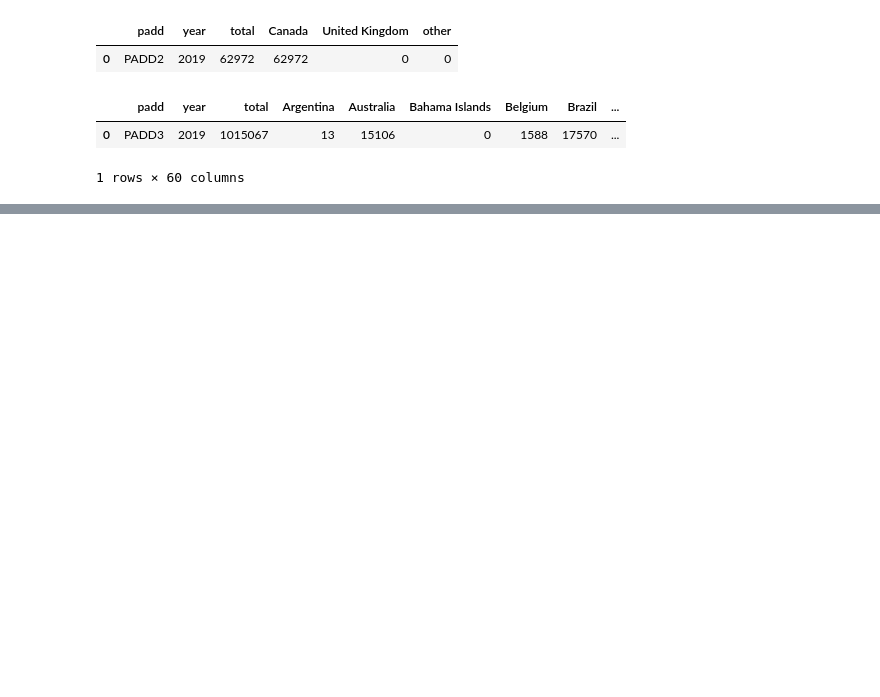
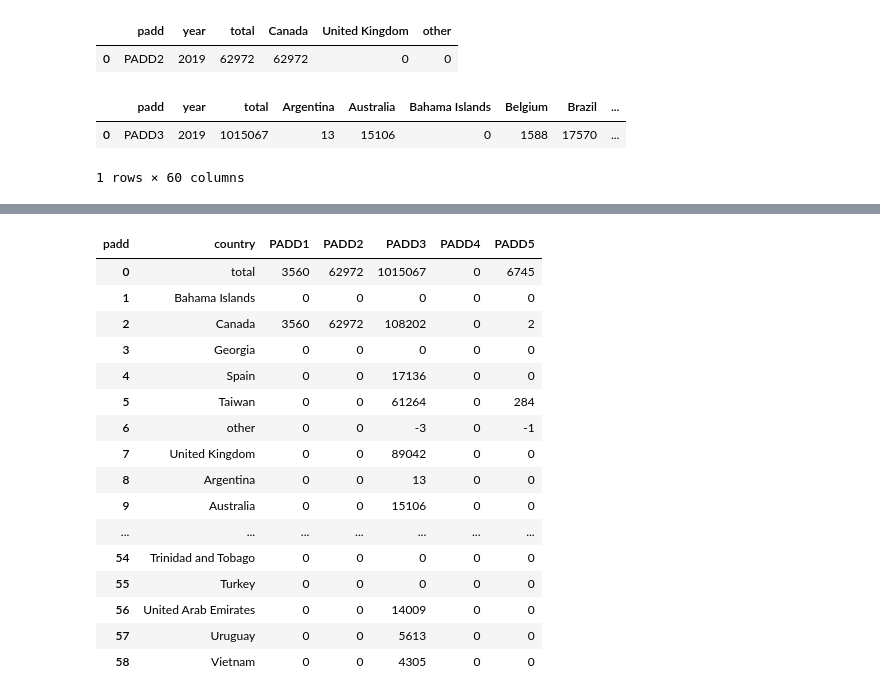
Before and after one commit to OlegRyzhkov2020/oil-project, a Jupyter notebook: export_import/US_expo_imp.ipynb, the cells around one changed output, grey strips where cells are left out. Cells and saved outputs as stored; diff of their text form; code cells hidden in the pictures; blank space fills up the shorter version.

```diff
--- a/export_import/US_expo_imp.ipynb
+++ b/export_import/US_expo_imp.ipynb
@@ -82,0 +90,3 @@ export_padd3_2019
+# %%
+export_merged = pd.merge(export_merged, export_padd3_2019, how="outer")
+export_merged
@@ -82,0 +137,21 @@ export_padd3_2019
+# %%
+export_2019.reset_index(inplace=True, drop=True)
+export_2019
+# %% [output]
+| padd | country | PADD1 | PADD2 | PADD3 | PADD4 | PADD5 |
+| 0 | total | 3560 | 62972 | 1015067 | 0 | 6745 |
+| 1 | Bahama Islands | 0 | 0 | 0 | 0 | 0 |
+| 2 | Canada | 3560 | 62972 | 108202 | 0 | 2 |
+| 3 | Georgia | 0 | 0 | 0 | 0 | 0 |
+| 4 | Spain | 0 | 0 | 17136 | 0 | 0 |
+| 5 | Taiwan | 0 | 0 | 61264 | 0 | 284 |
+| 6 | other | 0 | 0 | -3 | 0 | -1 |
+| 7 | United Kingdom | 0 | 0 | 89042 | 0 | 0 |
+| 8 | Argentina | 0 | 0 | 13 | 0 | 0 |
+| 9 | Australia | 0 | 0 | 15106 | 0 | 0 |
+| ... | ... | ... | ... | ... | ... | ... |
+| 54 | Trinidad and Tobago | 0 | 0 | 0 | 0 | 0 |
+| 55 | Turkey | 0 | 0 | 0 | 0 | 0 |
+| 56 | United Arab Emirates | 0 | 0 | 14009 | 0 | 0 |
+| 57 | Uruguay | 0 | 0 | 5613 | 0 | 0 |
+| 58 | Vietnam | 0 | 0 | 4305 | 0 | 0 |
```
Also changed, not shown: parts of 18 cells of this notebook, 2 other files.
